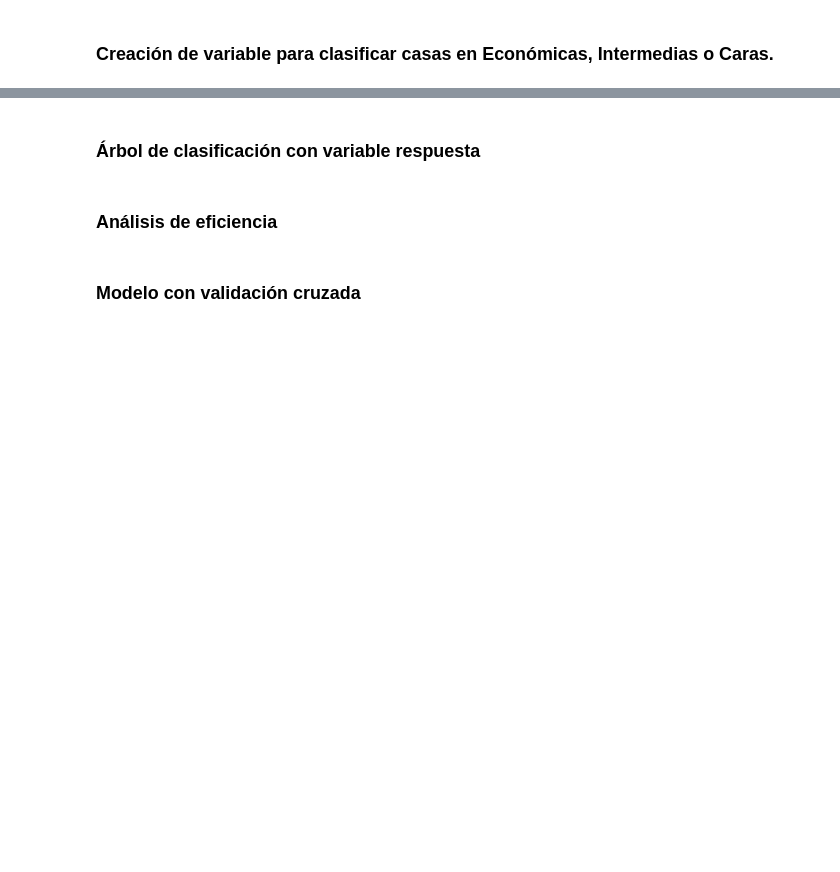
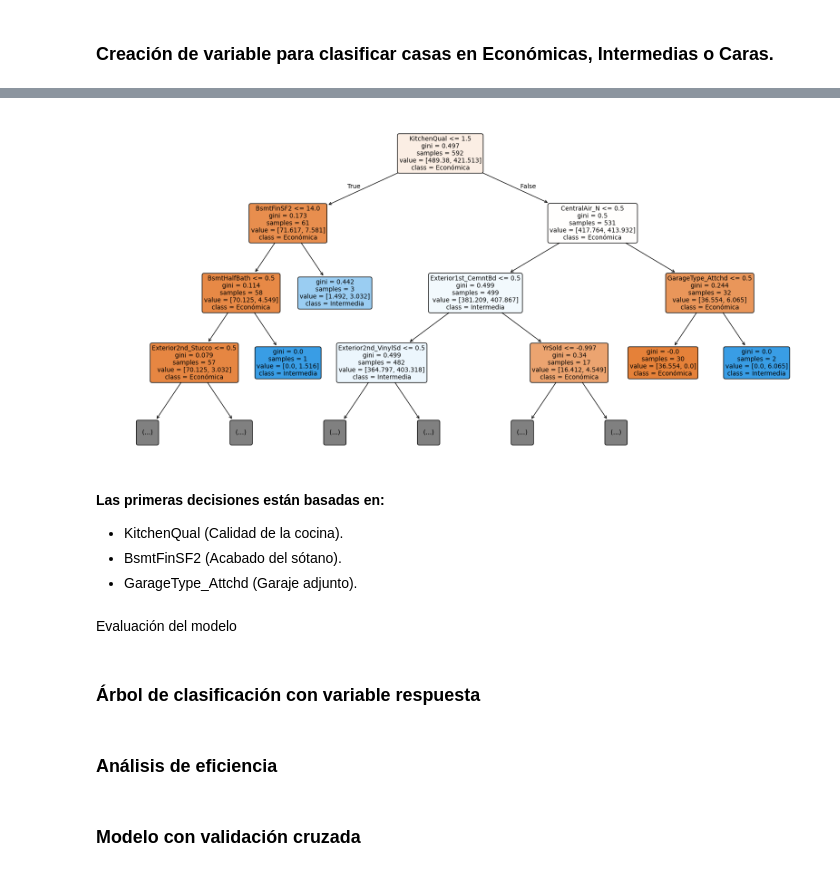
Before and after one commit to tsc221645/CC_3074_Proyecto_2, a Jupyter notebook: secondary_analysis.ipynb, the cells around one changed output, grey strips where cells are left out. Saved outputs shown, nothing was run; the diff lists cells and outputs as text; code cells hidden in the pictures; blank space fills up the shorter version.

```diff
--- a/secondary_analysis.ipynb
+++ b/secondary_analysis.ipynb
@@ -251,3 +335,18 @@ InvalidParameterError: The 'kernel' parameter of SVR must be a str among {'linea
+# %%
+#  Visualizar las primeras capas de un solo árbol del Random Forest
+plt.figure(figsize=(20, 10))
+plot_tree(rf_clf.estimators_[0], feature_names=X.columns, class_names=rf_clf.classes_, filled=True, rounded=True, max_depth=3)
+plt.show()
+# %% [output]
+[figure, added]
+# %% [markdown]
+**Las primeras decisiones están basadas en:**
+
+* KitchenQual (Calidad de la cocina).
+* BsmtFinSF2 (Acabado del sótano).
+* GarageType_Attchd (Garaje adjunto).
+# %% [markdown]
+Evaluación del modelo
 # %% [markdown]
 ### Árbol de clasificación con variable respuesta
 # %% [markdown]
```
Also changed, not shown: parts of 8 cells of this notebook.
